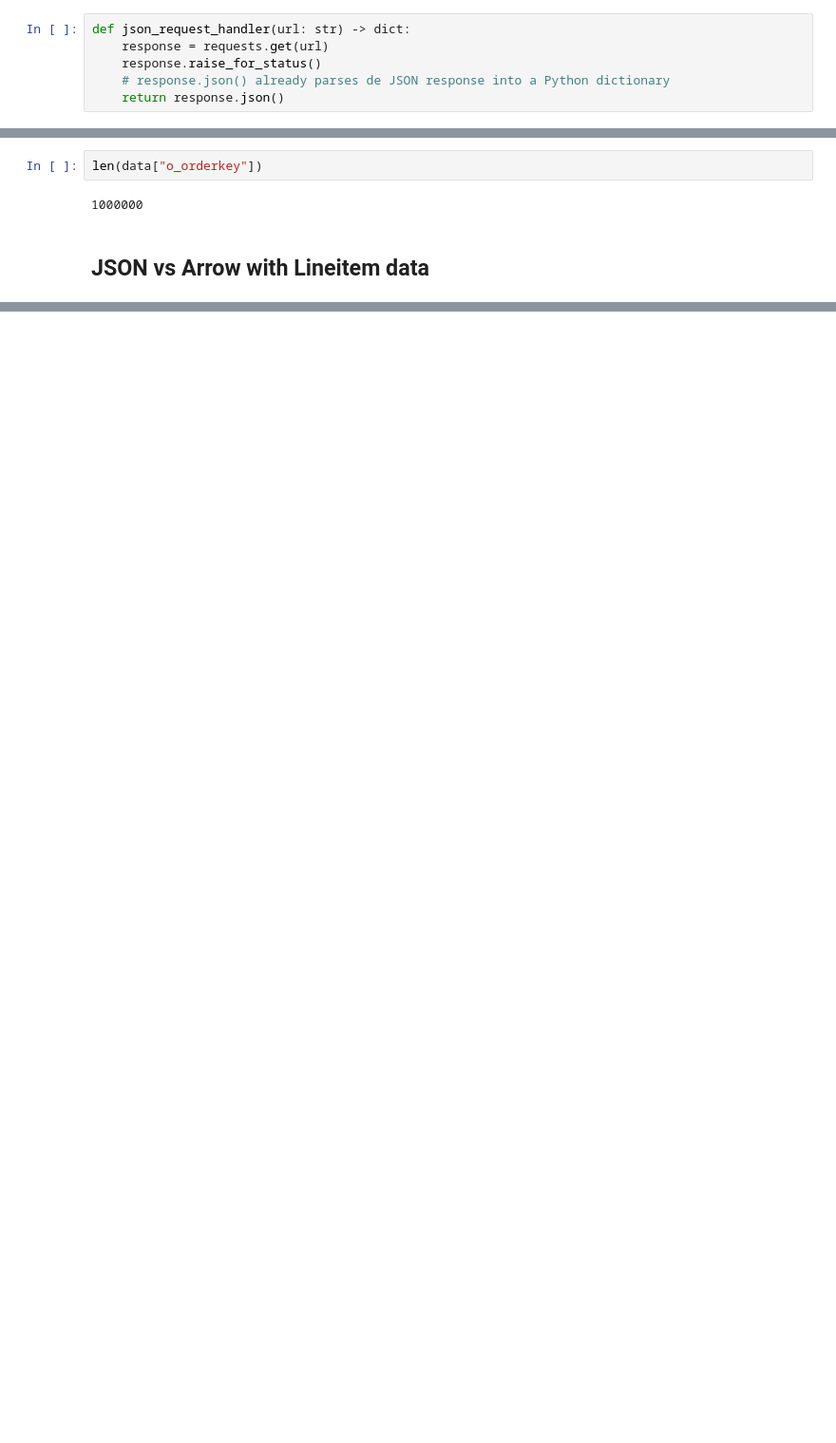
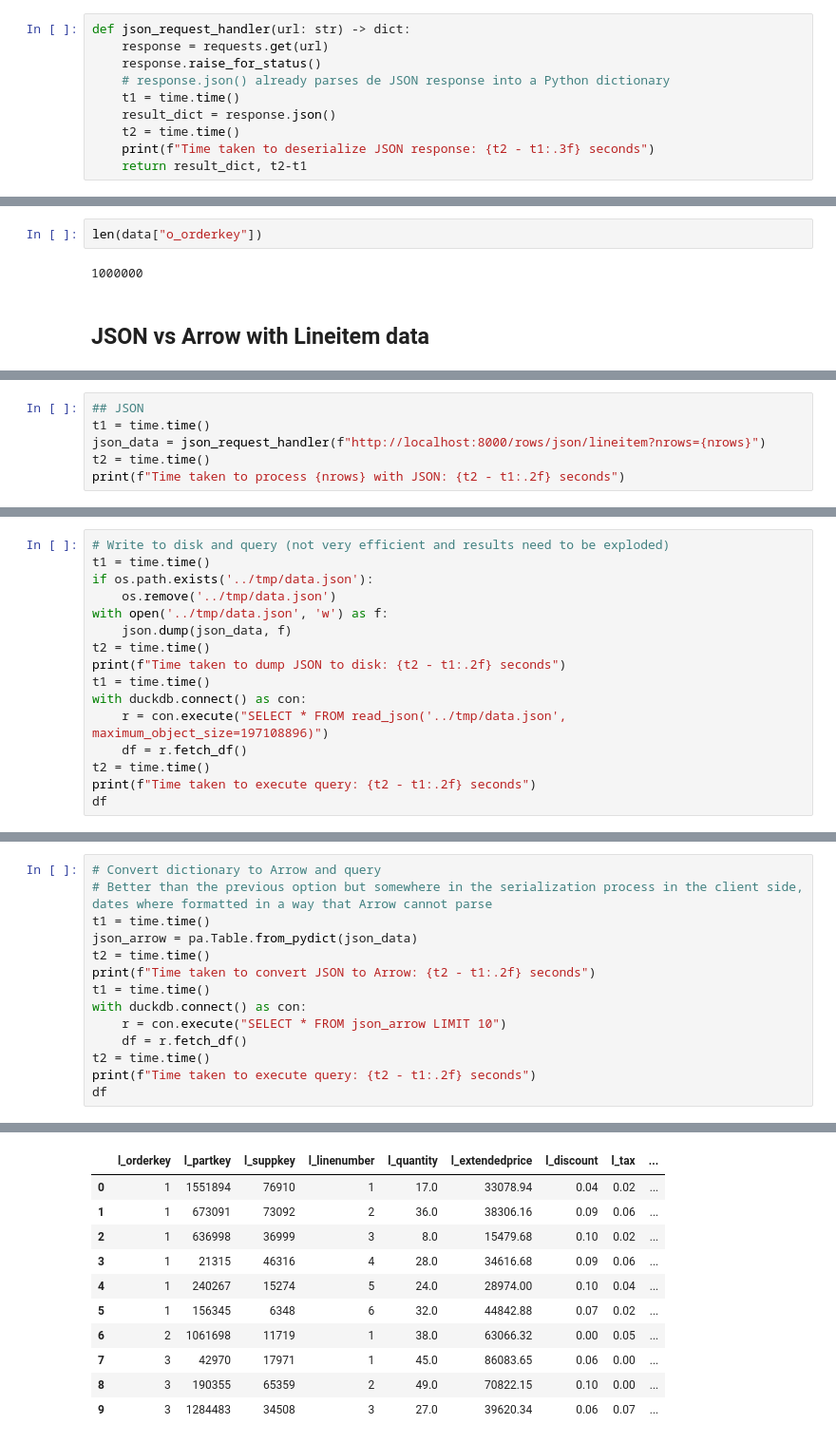
Before and after one commit to guillesd/duckdb-arrow-service, a Jupyter notebook: python/client.ipynb, the cells around one changed output, grey strips where cells are left out. Shown: that part at 95% size. Drawn from its saved outputs; the diff is of its cells as text; blank space fills up the shorter version.

Commit message:
some changes to the client

```diff
--- a/python/client.ipynb
+++ b/python/client.ipynb
@@ -63,7 +68,11 @@ def json_request_handler(url: str) -> dict:
     response = requests.get(url)
     response.raise_for_status()
     # response.json() already parses de JSON response into a Python dictionary
-    return response.json()
+    t1 = time.time()
+    result_dict = response.json()
+    t2 = time.time()
+    print(f"Time taken to deserialize JSON response: {t2 - t1:.3f} seconds")
+    return result_dict, t2-t1
 # %%
 nrows = 1_000_000
 t1 = time.time()
@@ -130,0 +221,6 @@ fig.show()
+# %%
+## JSON
+t1 = time.time()
+json_data = json_request_handler(f"http://localhost:8000/rows/json/lineitem?nrows={nrows}")
+t2 = time.time()
+print(f"Time taken to process {nrows} with JSON: {t2 - t1:.2f} seconds")
@@ -130,0 +229,16 @@ fig.show()
+# %%
+# Write to disk and query (not very efficient and results need to be exploded)
+t1 = time.time()
+if os.path.exists('../tmp/data.json'):
+    os.remove('../tmp/data.json')
+with open('../tmp/data.json', 'w') as f:
+    json.dump(json_data, f)
+t2 = time.time()
+print(f"Time taken to dump JSON to disk: {t2 - t1:.2f} seconds")
+t1 = time.time()
+with duckdb.connect() as con:
+    r = con.execute("SELECT * FROM read_json('../tmp/data.json', maximum_object_size=197108896)")
+    df = r.fetch_df()
+t2 = time.time()
+print(f"Time taken to execute query: {t2 - t1:.2f} seconds")
+df
@@ -130,0 +250,15 @@ fig.show()
+# %%
+# Convert dictionary to Arrow and query
+# Better than the previous option but somewhere in the serialization process in the client side, dates where formatted in a way that Arrow cannot parse
+t1 = time.time()
+json_arrow = pa.Table.from_pydict(json_data)
+t2 = time.time()
+print(f"Time taken to convert JSON to Arrow: {t2 - t1:.2f} seconds")
+t1 = time.time()
+with duckdb.connect() as con:
+    r = con.execute("SELECT * FROM json_arrow LIMIT 10")
+    df = r.fetch_df()
+t2 = time.time()
+print(f"Time taken to execute query: {t2 - t1:.2f} seconds")
+df
+# %% [output]
@@ -130,0 +267,11 @@ fig.show()
+|  | l_orderkey | l_partkey | l_suppkey | l_linenumber | l_quantity | l_extendedprice | l_discount | l_tax | ... |
+| 0 | 1 | 1551894 | 76910 | 1 | 17.0 | 33078.94 | 0.04 | 0.02 | ... |
+| 1 | 1 | 673091 | 73092 | 2 | 36.0 | 38306.16 | 0.09 | 0.06 | ... |
+| 2 | 1 | 636998 | 36999 | 3 | 8.0 | 15479.68 | 0.10 | 0.02 | ... |
+| 3 | 1 | 21315 | 46316 | 4 | 28.0 | 34616.68 | 0.09 | 0.06 | ... |
+| 4 | 1 | 240267 | 15274 | 5 | 24.0 | 28974.00 | 0.10 | 0.04 | ... |
+| 5 | 1 | 156345 | 6348 | 6 | 32.0 | 44842.88 | 0.07 | 0.02 | ... |
+| 6 | 2 | 1061698 | 11719 | 1 | 38.0 | 63066.32 | 0.00 | 0.05 | ... |
+| 7 | 3 | 42970 | 17971 | 1 | 45.0 | 86083.65 | 0.06 | 0.00 | ... |
+| 8 | 3 | 190355 | 65359 | 2 | 49.0 | 70822.15 | 0.10 | 0.00 | ... |
+| 9 | 3 | 1284483 | 34508 | 3 | 27.0 | 39620.34 | 0.06 | 0.07 | ... |
```
Also changed, not shown: parts of 17 cells of this notebook, 2 other files.
